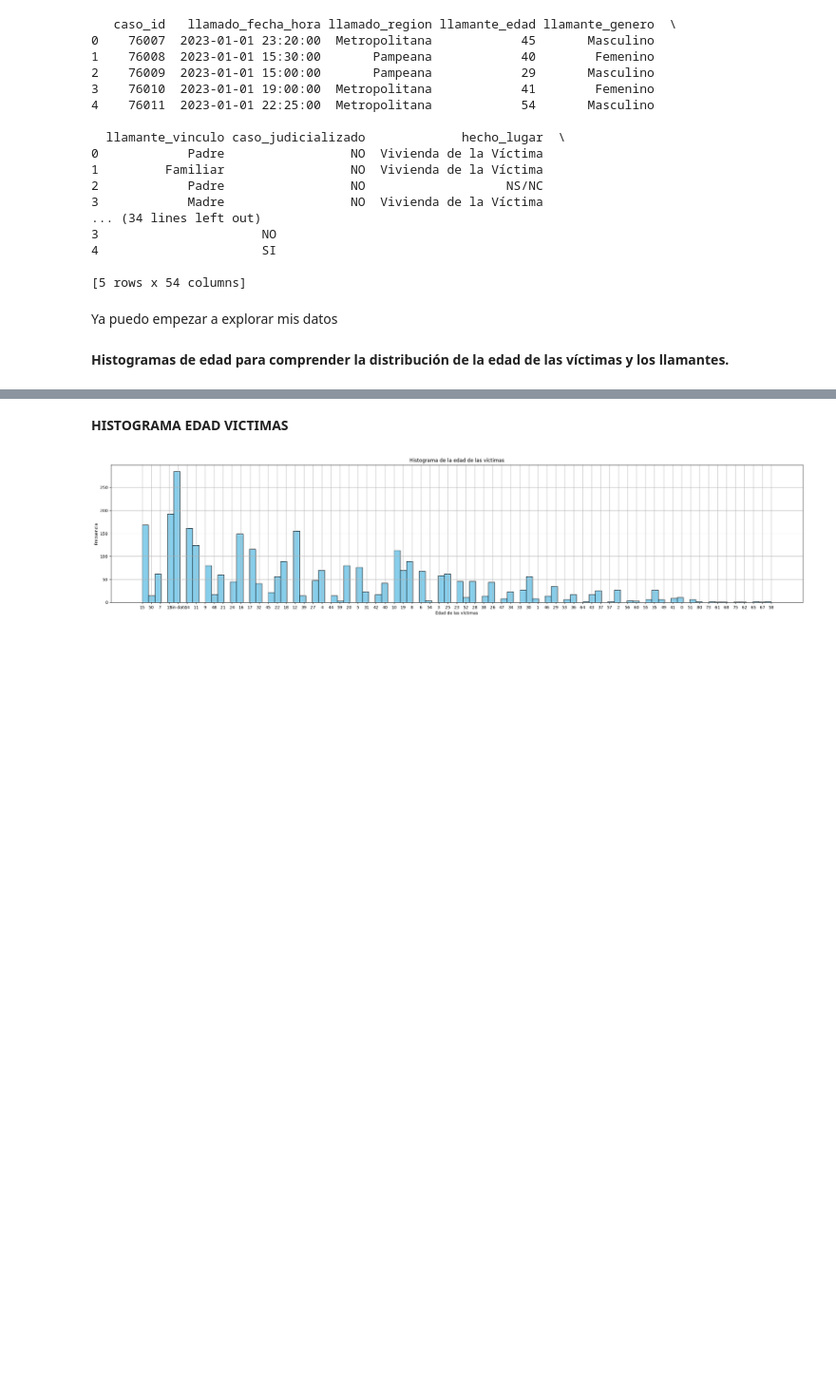
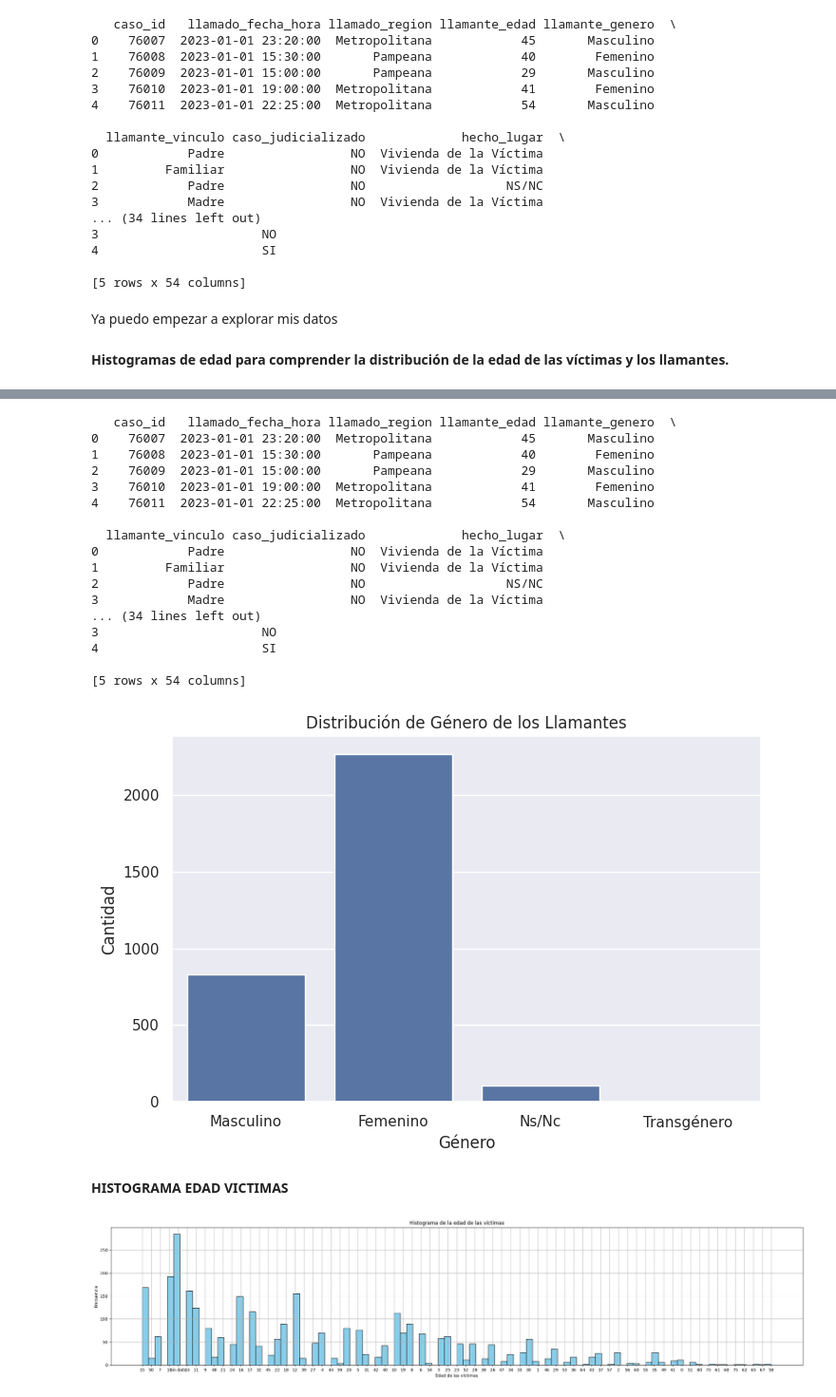
Before and after one commit to originarsemkt/BASE-DE-DATOS-TECNOFULL, a Jupyter notebook: ENTREGA_FINAL_data_science_1_Romina_Galeano.ipynb, the cells around one changed output, grey strips where cells are left out. Shown at 95% size. Drawn from its saved outputs; the diff is of its cells as text; code cells hidden in the pictures; blank space fills up the shorter version.

```diff
--- a/ENTREGA_FINAL_data_science_1_Romina_Galeano.ipynb
+++ b/ENTREGA_FINAL_data_science_1_Romina_Galeano.ipynb
@@ -170,3 +241,38 @@ Ya puedo empezar a explorar mis datos
+# %%
+import pandas as pd
+import seaborn as sns
+import matplotlib.pyplot as plt
+
+# Supongamos que df_abuso es tu DataFrame
+# Revisa las primeras filas para verificar las columnas
+print(df_abuso.head())
+
+# Visualización de la distribución de género
+plt.figure(figsize=(8, 5))
+sns.countplot(x='llamante_genero', data=df_abuso)
+plt.title('Distribución de Género de los Llamantes')
+plt.xlabel('Género')
+plt.ylabel('Cantidad')
+plt.show()
+# %% [output]
+   caso_id   llamado_fecha_hora llamado_region llamante_edad llamante_genero  \
+0    76007  2023-01-01 23:20:00  Metropolitana            45       Masculino
+1    76008  2023-01-01 15:30:00       Pampeana            40        Femenino
+2    76009  2023-01-01 15:00:00       Pampeana            29       Masculino
+3    76010  2023-01-01 19:00:00  Metropolitana            41        Femenino
+4    76011  2023-01-01 22:25:00  Metropolitana            54       Masculino
+
+  llamante_vinculo caso_judicializado             hecho_lugar  \
+0            Padre                 NO  Vivienda de la Víctima
+1         Familiar                 NO  Vivienda de la Víctima
+2            Padre                 NO                   NS/NC
+3            Madre                 NO  Vivienda de la Víctima
+... (34 lines left out)
+3                      NO
+4                      SI
+
+[5 rows x 54 columns]
+[figure, added]
 # %% [markdown]
 **HISTOGRAMA EDAD VICTIMAS**
 # %%
```
Also changed, not shown: parts of 3 cells of this notebook.
